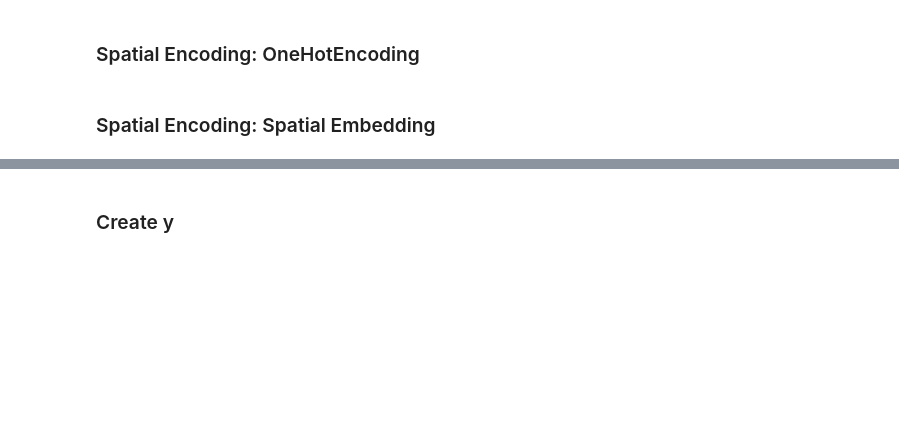
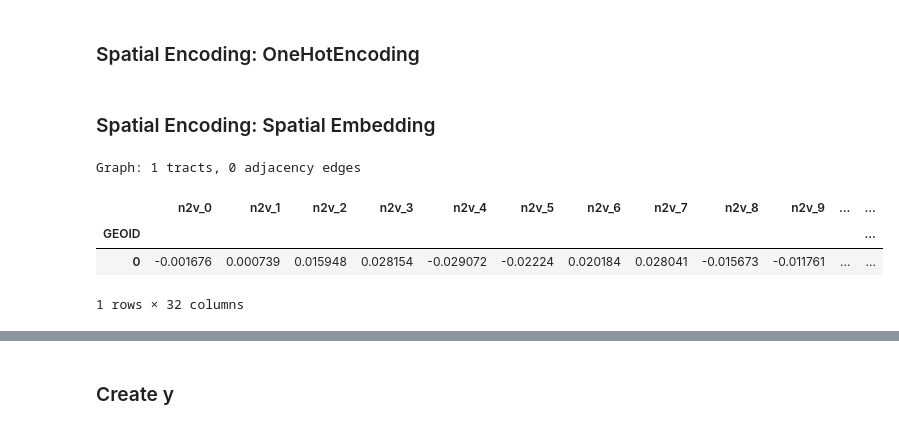
Before and after one commit to angfe/Group-3-AAA, a Jupyter notebook: notebooks/03_02_predictive_analytics_svm_classification.ipynb, the cells around one changed output, grey strips where cells are left out. Cells and saved outputs as stored; diff of their text form; code cells hidden in the pictures; blank space fills up the shorter version.

```diff
--- a/notebooks/03_02_predictive_analytics_svm_classification.ipynb
+++ b/notebooks/03_02_predictive_analytics_svm_classification.ipynb
@@ -14,10 +14,11 @@ focus on in a follow-up project.
 # %%
 DO_GRID_SEARCH = True
 GRID_SAMPLE = 2000
-SPATIAL_UNIT = "community_area" # options: census_tract, h3_cell, community_area
-SPATIAL_ENCODING = "latlong" # options: embedding, latlong, onehot
+SPATIAL_UNIT = "census_tract" # options: census_tract, h3_cell, community_area
+SPATIAL_ENCODING = "embedding" # options: embedding, latlong, onehot
 MODE = "full" # options: full, sample
 TIME_UNIT = "4h" # options: 1h, 2h, 4h
+H3_RES = 7 # options 7,8
 # %%
 CENSUS_PATH = "../data/full/raw_data/Census_Tracts.csv"
 COMM_PATH = "../data/full/raw_data/Community_Areas.csv"
@@ -60,7 +62,9 @@ INPUT = "../data/" + MODE + "/train_test_data/"
 # Paths, depending on spatial and time unit
 DATA_PATH_TRAIN = INPUT + "svm_" + SPATIAL_UNIT + "_" + TIME_UNIT + "_train.parquet"
 DATA_PATH_TEST = INPUT + "svm_" + SPATIAL_UNIT + "_" + TIME_UNIT + "_test.parquet"
-
+if SPATIAL_UNIT == "h3_cell":
+   DATA_PATH_TEST = INPUT + "svm_" + SPATIAL_UNIT + "_" + H3_RES + "_" + TIME_UNIT + "_test.parquet"
+    DATA_PATH_TRAIN = INPUT + "svm_" + SPATIAL_UNIT + "_"+ H3_RES + "_" + TIME_UNIT + "_train.parquet"
 
 MODEL_PATH = "../models"
 
@@ -352,21 +353,21 @@ if (SPATIAL_ENCODING == "onehot") & (SPATIAL_UNIT == "community_area"):
 ### Spatial Encoding: Spatial Embedding
 # %%
 if (SPATIAL_ENCODING == "embedding") & (SPATIAL_UNIT == "h3_cell"):
-    # Get all unique H3 cells from your data
+
     all_cells = set(train_df["h3_cell"]).union(test_df["h3_cell"])
 
-    # Build regions_gdf: GeoDataFrame with H3 cell polygons
+
     regions = []
     for cell in all_cells:
         boundary = h3.cell_to_boundary(cell)
-        # h3 returns (lat, lon) tuples, shapely needs (lon, lat)
+
         polygon = Polygon([(lon, lat) for lat, lon in boundary])
         regions.append({"h3_cell": cell, "geometry": polygon})
 
     regions_gdf = gpd.GeoDataFrame(regions).set_index("h3_cell")
 
-    # Build features_gdf: features per H3 cell (use POI counts from your data)
-    # Take the mean of POI features per cell (they should be constant per cell anyway)
+    # Features per H3 cell
+    # Take the mean of POI features per cell
     poi_cols = ["food_drink", "landmark", "shop", "train_station"]
     features_gdf = train_df.groupby("h3_cell")[poi_cols].mean()
 
@@ -378,11 +379,11 @@ if (SPATIAL_ENCODING == "embedding") & (SPATIAL_UNIT == "h3_cell"):
     regions_gdf = regions_gdf.rename_axis("region_id")
     features_gdf = features_gdf.rename_axis("feature_id")
 
-    # Build joint_gdf: maps each region to the features that fall within it
+    # Maps each region to the features that fall within it
     joiner = IntersectionJoiner()
     joint_gdf = joiner.transform(regions_gdf, features_gdf)
 
-    # Fit the embedder
+    # fit the embedder
     neighbourhood = H3Neighbourhood(regions_gdf)
     embedder = Hex2VecEmbedder(encoder_sizes=[64, 32])
     embeddings = embedder.fit_transform(
@@ -407,7 +408,59 @@ if (SPATIAL_ENCODING == "embedding") & (SPATIAL_UNIT == "h3_cell"):
     train_df_grid = train_df.sample(n=GRID_SAMPLE, random_state=42)
     X_train_grid = train_df_grid[feature_cols]
 elif (SPATIAL_ENCODING == "embedding") & (SPATIAL_UNIT == "census_tract"):
-    print("help")
+    census_data = gpd.read_file(CENSUS_PATH)
+    census_data["geometry"] = gpd.GeoSeries.from_wkt(census_data["the_geom"])
+
+    gdf = gpd.GeoDataFrame(census_data, geometry="geometry", crs="EPSG:4326")
+
+    gdf["TRACT_FIPS"] = gdf["TRACT_FIPS"].astype(str)
+    gdf = gdf.set_index("TRACT_FIPS")
+
+
+    gdf = gdf.to_crs(epsg=5070)
+    gdf = gdf[gdf.geometry.notnull() & gdf.geometry.is_valid]
+
+    gdf = gdf[~gdf.index.duplicated(keep="first")]
+    w = Queen.from_dataframe(gdf, use_index=True)
+    G = w.to_networkx()
+    print(f"Graph: {G.number_of_nodes()} tracts, {G.number_of_edges()} adjacency edges")
+
+    node2vec = Node2Vec(
+        G,
+        dimensions=32,
+        walk_length=20,
+        num_walks=100,
+        workers=4,
+        p=1,
+        q=1,
+    )
+
+    model = node2vec.fit(window=10, min_count=1, batch_words=4)
+
+    # Build a DataFrame of embeddings indexed by GEOID
+    embedding_dict = {node: model.wv[node] for node in G.nodes()}
+    emb_df = pd.DataFrame.from_dict(embedding_dict, orient="index")
+
+    train_df["census_tract"] = train_df["census_tract"]
+    test_df["census_tract"] = test_df["census_tract"]
+
+    train_df = train_df.merge(emb_df, left_on="census_tract", right_index=True, how="left")
+    test_df = test_df.merge(emb_df, left_on="census_tract", right_index=True, how="left")
+
+    X_train = train_df[feature_cols]
+    X_test = test_df[feature_cols]
+
+    train_df_grid = train_df.sample(n=GRID_SAMPLE, random_state=42)
+    X_train_grid = train_df_grid[feature_cols]
+# %% [output]
+Graph: 1 tracts, 0 adjacency edges
+# %%
+emb_df.head()
+# %% [output]
+|  | n2v_0 | n2v_1 | n2v_2 | n2v_3 | n2v_4 | n2v_5 | n2v_6 | n2v_7 | n2v_8 | n2v_9 | ... | ... |
+| GEOID |  |  |  |  |  |  |  |  |  |  |  | ... |
+| 0 | -0.001676 | 0.000739 | 0.015948 | 0.028154 | -0.029072 | -0.02224 | 0.020184 | 0.028041 | -0.015673 | -0.011761 | ... | ... |
+1 rows × 32 columns
 # %%
 train_df.head()
 # %% [output]
```
Also changed, not shown: parts of 14 cells of this notebook, 3 other files.
